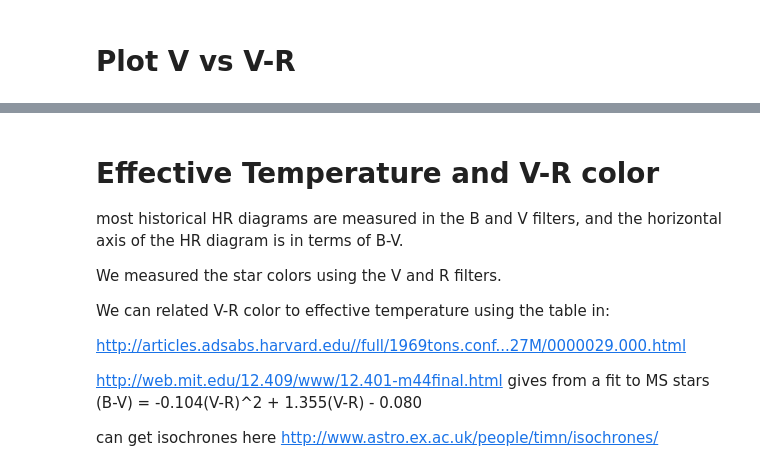
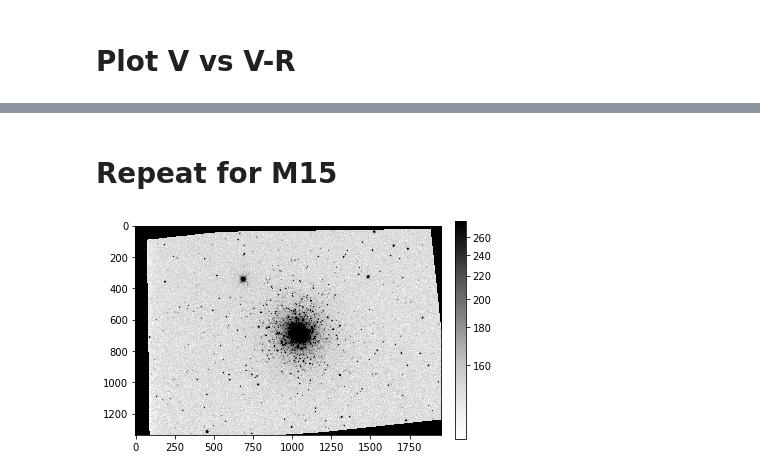
Before and after one commit to rfinn/obsastro, a Jupyter notebook: notebooks/HR-diagram.ipynb, the cells around one changed output, grey strips where cells are left out. Cells and saved outputs as stored; diff of their text form; code cells hidden in the pictures.

```diff
--- a/notebooks/HR-diagram.ipynb
+++ b/notebooks/HR-diagram.ipynb
@@ -108,8 +136,8 @@ m15shifted_r = glob.glob('*M15*r-shifted.fits')
 m39ave_r = combine(m39shifted_r,method='average',sigma_clip=True)
 
 m39ave_v = combine(m39shifted_v,method='average',sigma_clip=True)
-m15ave_r = combine(m39shifted_r,method='average',sigma_clip=True)
-m15ave_v = combine(m39shifted_v,method='average',sigma_clip=True)
+m15ave_r = combine(m15shifted_r,method='average',sigma_clip=True)
+m15ave_v = combine(m15shifted_v,method='average',sigma_clip=True)
 # %%
 d,h = fits.getdata(m39shifted_v[0],header=True)
 m39ave_r.header = h
@@ -198,18 +223,6 @@ plt.gca().invert_yaxis()
-# %% [markdown]
-# Effective Temperature and V-R color
-
-most historical HR diagrams are measured in the B and V filters, and the horizontal axis of the HR diagram is in terms of B-V.
-
-We measured the star colors using the V and R filters.
-
-We can related V-R color to effective temperature using the table in:
-
-http://articles.adsabs.harvard.edu//full/1969tons.conf...27M/0000029.000.html
-
-
-http://web.mit.edu/12.409/www/12.401-m44final.html
-gives from a fit to MS stars
-(B-V) = -0.104(V-R)^2 + 1.355(V-R) - 0.080
-
-can get isochrones here
-http://www.astro.ex.ac.uk/people/timn/isochrones/
+# %% [markdown]
+# Repeat for M15
+# %%
+display_image(m15ave_r,rawdata=True,percent=98)
+# %% [output]
+[figure, added]
```
Also changed, not shown: parts of 11 cells of this notebook.
